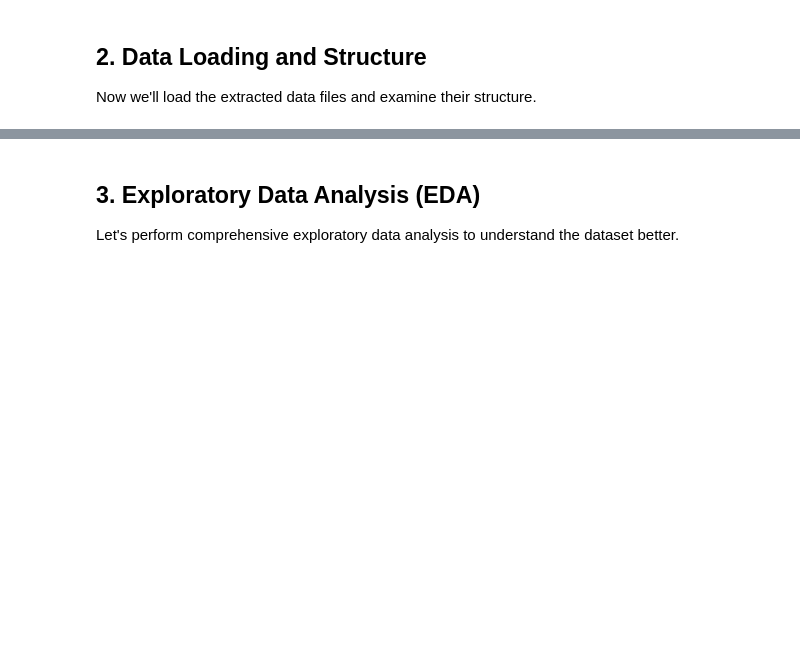
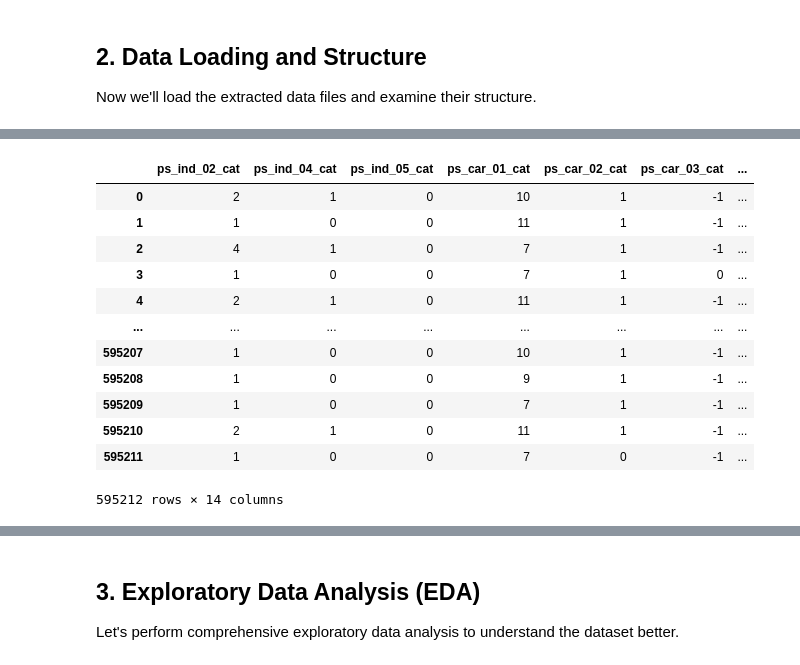
Before and after one commit to oegevonlysim/porto_seguros_safe_driver-main, a Jupyter notebook: data_processing_and_eda.ipynb, the cells around one changed output, grey strips where cells are left out. Cells and saved outputs as stored; diff of their text form; code cells hidden in the pictures; blank space fills up the shorter version.

```diff
--- a/data_processing_and_eda.ipynb
+++ b/data_processing_and_eda.ipynb
@@ -72,0 +60,17 @@ train_df.head()
+# %%
+#display only columns with suffix _cat
+train_df[train_df.columns[train_df.columns.str.endswith('_cat')]]
+# %% [output]
+|  | ps_ind_02_cat | ps_ind_04_cat | ps_ind_05_cat | ps_car_01_cat | ps_car_02_cat | ps_car_03_cat | ... |
+| 0 | 2 | 1 | 0 | 10 | 1 | -1 | ... |
+| 1 | 1 | 0 | 0 | 11 | 1 | -1 | ... |
+| 2 | 4 | 1 | 0 | 7 | 1 | -1 | ... |
+| 3 | 1 | 0 | 0 | 7 | 1 | 0 | ... |
+| 4 | 2 | 1 | 0 | 11 | 1 | -1 | ... |
+| ... | ... | ... | ... | ... | ... | ... | ... |
+| 595207 | 1 | 0 | 0 | 10 | 1 | -1 | ... |
+| 595208 | 1 | 0 | 0 | 9 | 1 | -1 | ... |
+| 595209 | 1 | 0 | 0 | 7 | 1 | -1 | ... |
+| 595210 | 2 | 1 | 0 | 11 | 1 | -1 | ... |
+| 595211 | 1 | 0 | 0 | 7 | 0 | -1 | ... |
+595212 rows × 14 columns
```
Also changed, not shown: parts of 20 cells of this notebook, 2 other files.
